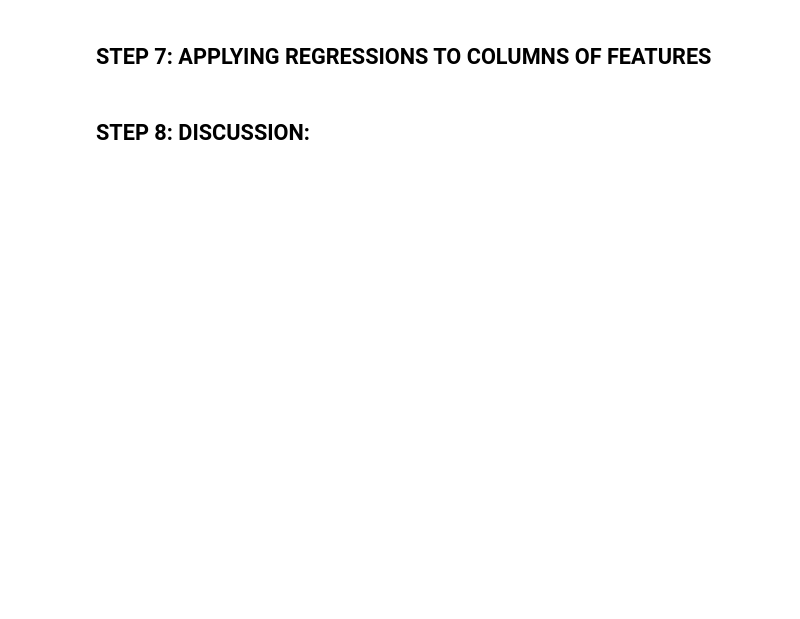
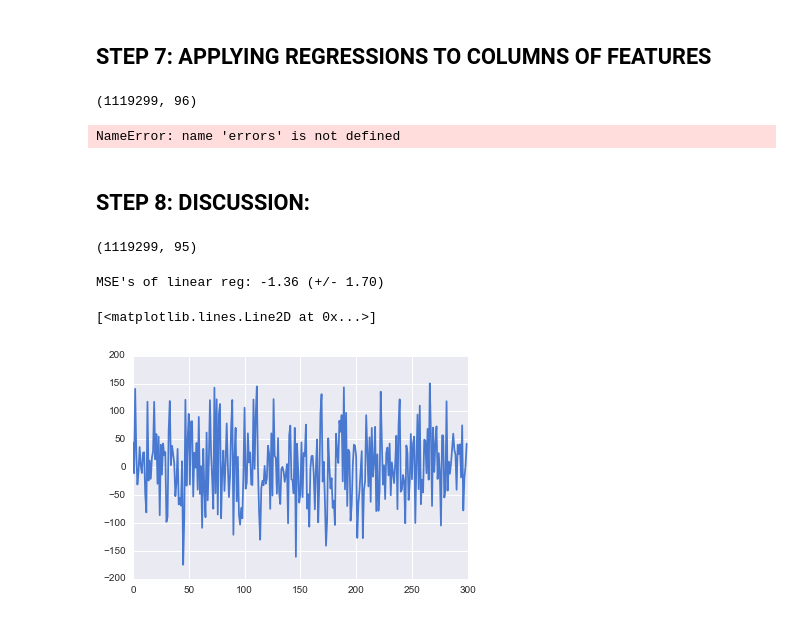
Before and after one commit to Upward-Spiral-Science/the-vat, a Jupyter notebook: classification_simulation_AL.ipynb, the cells around one changed output. Cells and saved outputs as stored; diff of their text form; code cells hidden in the pictures; blank space fills up the shorter version.

```diff
--- a/classification_simulation_AL.ipynb
+++ b/classification_simulation_AL.ipynb
@@ -199,5 +201,76 @@ print epsilon.shape
 print y.shape
 # %% [markdown]
 ## STEP 7: APPLYING REGRESSIONS TO COLUMNS OF FEATURES
+# %%
+#### RUN AT BEGINNING AND TRY NOT TO RUN AGAIN - TAKES WAY TOO LONG ####
+csvfile = "data_normalized/shortenedFeatures_normalized.txt"
+
+# load in the feature data
+list_of_features = []
+with open(csvfile) as file:
+    for line in file:
+        inner_list = [float(elt.strip()) for elt in line.split(',')]
+
+        # create list of features
+        list_of_features.append(inner_list)
+
+# conver to a numpy matrix
+list_of_features = np.array(list_of_features)
+print list_of_features.shape
+# %% [output]
+(1119299, 96)
+# %%
+## Run regression on one column of the data
+accuracy = np.zeros((len(list_of_features), 2)) # create a 1119299 x 2 matrix
+
+y = list_of_features[:,0]
+sub_features = list_of_features[:,1:]
+
+for idx, regr in enumerate(regressors):
+    X_train, X_test, y_train, y_test = cross_validation.train_test_split(sub_features, y, test_size=0.4, random_state=0)
+
+    # create regression and fit
+    reg = regr.fit(X_train, y_train)
+
+    # leave one out & compute cross-validation scores with MSE
+    loo = cross_validation.KFold(n=len(sub_features), n_folds=10, shuffle=False, random_state=None)
+    scores = cross_validation.cross_val_score(reg, sub_features, y, scoring='mean_squared_error', cv=loo)
+
+    # get error scores and print
+    errors[idx,] = [scores.mean(), scores.std()]
+    print("MSE's of %s: %0.2f (+/- %0.2f)" % (names[idx], scores.mean(), scores.stf()))
+# %% [output]
+NameError: name 'errors' is not defined
 # %% [markdown]
 ## STEP 8: DISCUSSION:
+# %%
+sub_features = list_of_features[:,1:]
+print sub_features.shape
+# %% [output]
+(1119299, 95)
+# %%
+X, y, coef = datasets.make_regression(n_samples=300, n_features=1,
+                                  n_informative=1, noise=1,
+                                  coef=True, random_state=0)
+
+X_train, X_test, y_train, y_test = cross_validation.train_test_split(X, y, test_size=0.4, random_state=0)
+
+# create regression and fit
+reg = regr.fit(X_train, y_train)
+
+# leave one out & compute cross-validation scores with MSE
+loo = LeaveOneOut(len(X))
+scores = cross_validation.cross_val_score(reg, X, y, scoring='mean_squared_error', cv=loo)
+
+# get error scores and print
+errors[0,] = [scores.mean(), scores.std()]
+print("MSE's of %s: %0.2f (+/- %0.2f)" % ('linear reg', scores.mean(), scores.std()))
+# reg = LinearRegression()
+
+# regr = reg.fit(X,y)
+
+plt.plot(y)
+# %% [output]
+MSE's of linear reg: -1.36 (+/- 1.70)
+[<matplotlib.lines.Line2D at 0x...>]
+[figure, added]
```
Also changed, not shown: parts of 4 cells of this notebook, 1 other file.
